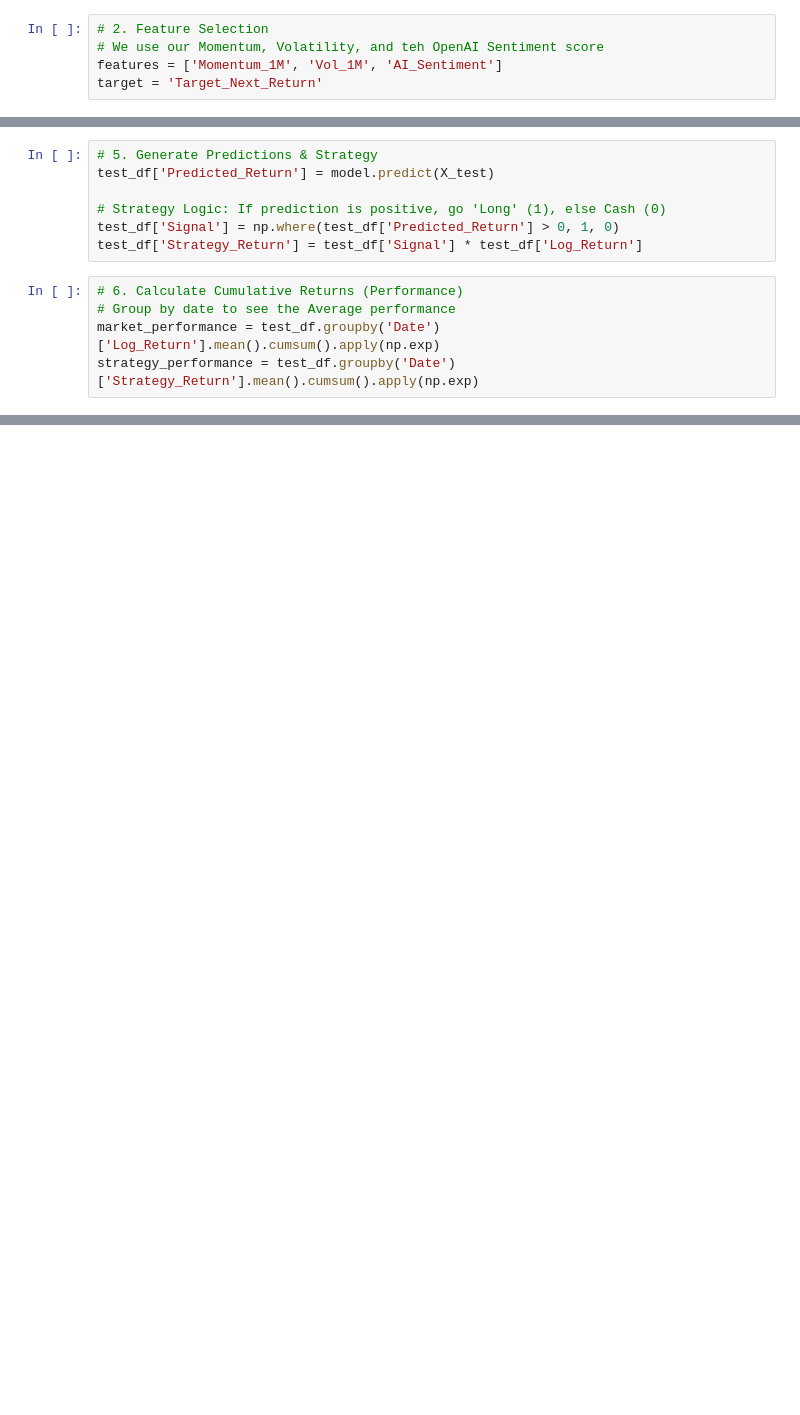
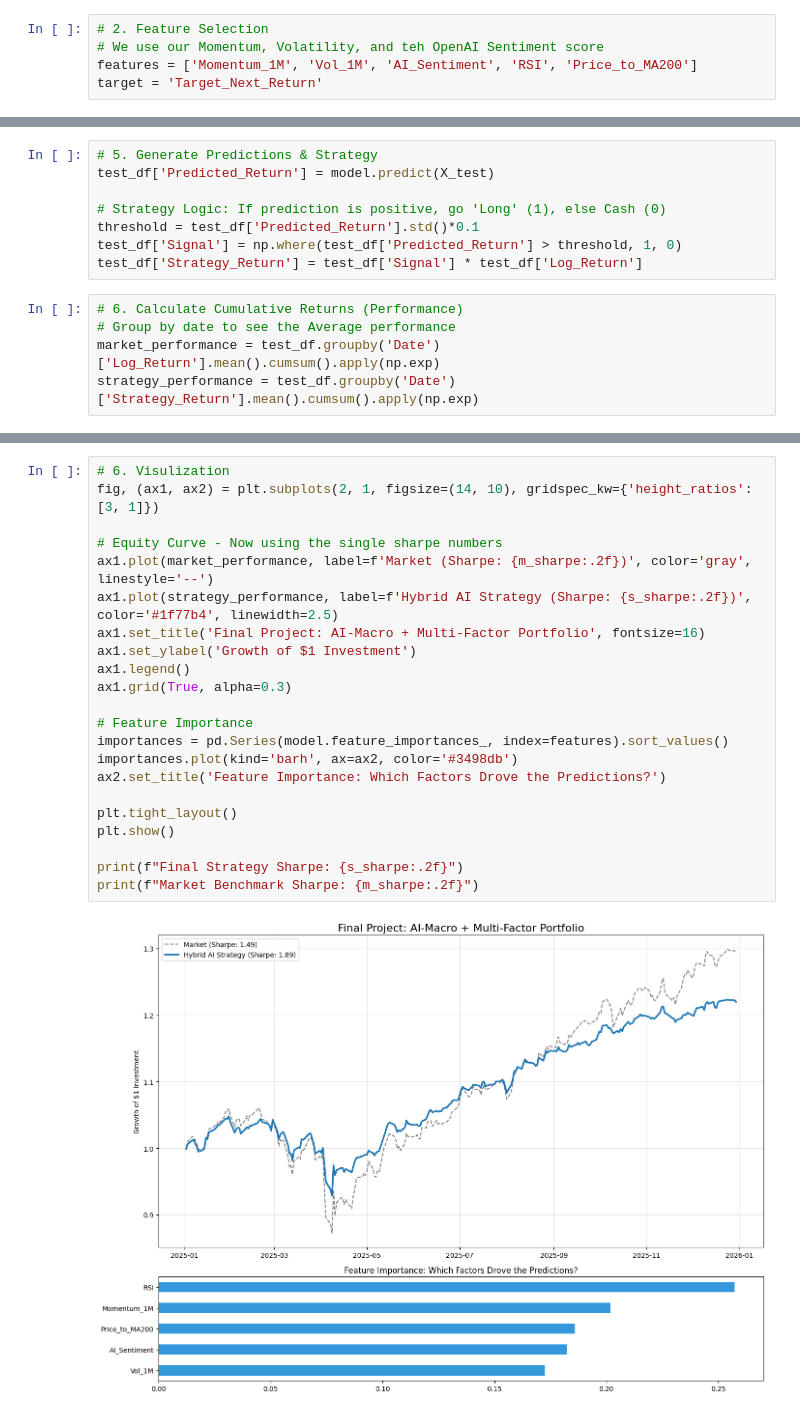
Before and after one commit to HLZHarry/Alpha-Lens-TPM, a Jupyter notebook: 04_Backtest_and_Evaluation.ipynb, the cells around one changed output, grey strips where cells are left out. Cells and saved outputs as stored; diff of their text form; blank space fills up the shorter version.

```diff
--- a/04_Backtest_and_Evaluation.ipynb
+++ b/04_Backtest_and_Evaluation.ipynb
@@ -38,7 +39,7 @@ df.head(5)
 # %%
 # 2. Feature Selection
 # We use our Momentum, Volatility, and teh OpenAI Sentiment score
-features = ['Momentum_1M', 'Vol_1M', 'AI_Sentiment']
+features = ['Momentum_1M', 'Vol_1M', 'AI_Sentiment', 'RSI', 'Price_to_MA200']
 target = 'Target_Next_Return'
 # %%
 # 3. Time-Series Split (The 'Gold Standard' for Finance)
@@ -75,7 +77,8 @@ XGBRegressor(base_score=None, booster=None, callbacks=None,
 test_df['Predicted_Return'] = model.predict(X_test)
 
 # Strategy Logic: If prediction is positive, go 'Long' (1), else Cash (0)
-test_df['Signal'] = np.where(test_df['Predicted_Return'] > 0, 1, 0)
+threshold = test_df['Predicted_Return'].std()*0.1
+test_df['Signal'] = np.where(test_df['Predicted_Return'] > threshold, 1, 0)
 test_df['Strategy_Return'] = test_df['Signal'] * test_df['Log_Return']
 # %%
 # 6. Calculate Cumulative Returns (Performance)
@@ -99,0 +99,24 @@ plt.show()
+# %%
+# 6. Visulization
+fig, (ax1, ax2) = plt.subplots(2, 1, figsize=(14, 10), gridspec_kw={'height_ratios': [3, 1]})
+
+# Equity Curve - Now using the single sharpe numbers
+ax1.plot(market_performance, label=f'Market (Sharpe: {m_sharpe:.2f})', color='gray', linestyle='--')
+ax1.plot(strategy_performance, label=f'Hybrid AI Strategy (Sharpe: {s_sharpe:.2f})', color='#1f77b4', linewidth=2.5)
+ax1.set_title('Final Project: AI-Macro + Multi-Factor Portfolio', fontsize=16)
+ax1.set_ylabel('Growth of $1 Investment')
+ax1.legend()
+ax1.grid(True, alpha=0.3)
+
+# Feature Importance
+importances = pd.Series(model.feature_importances_, index=features).sort_values()
+importances.plot(kind='barh', ax=ax2, color='#3498db')
+ax2.set_title('Feature Importance: Which Factors Drove the Predictions?')
+
+plt.tight_layout()
+plt.show()
+
+print(f"Final Strategy Sharpe: {s_sharpe:.2f}")
+print(f"Market Benchmark Sharpe: {m_sharpe:.2f}")
+# %% [output]
+[figure, added]
```
Also changed, not shown: parts of 8 cells of this notebook.
